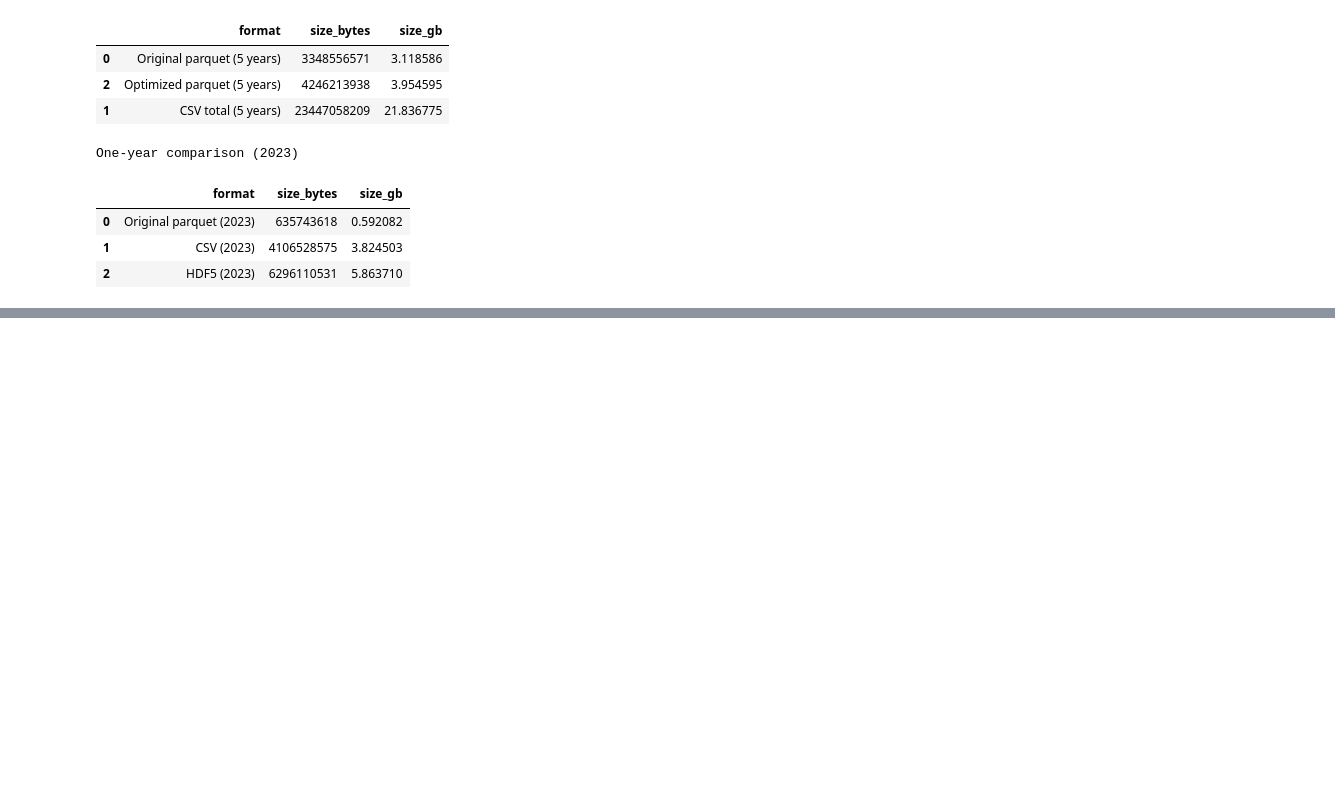
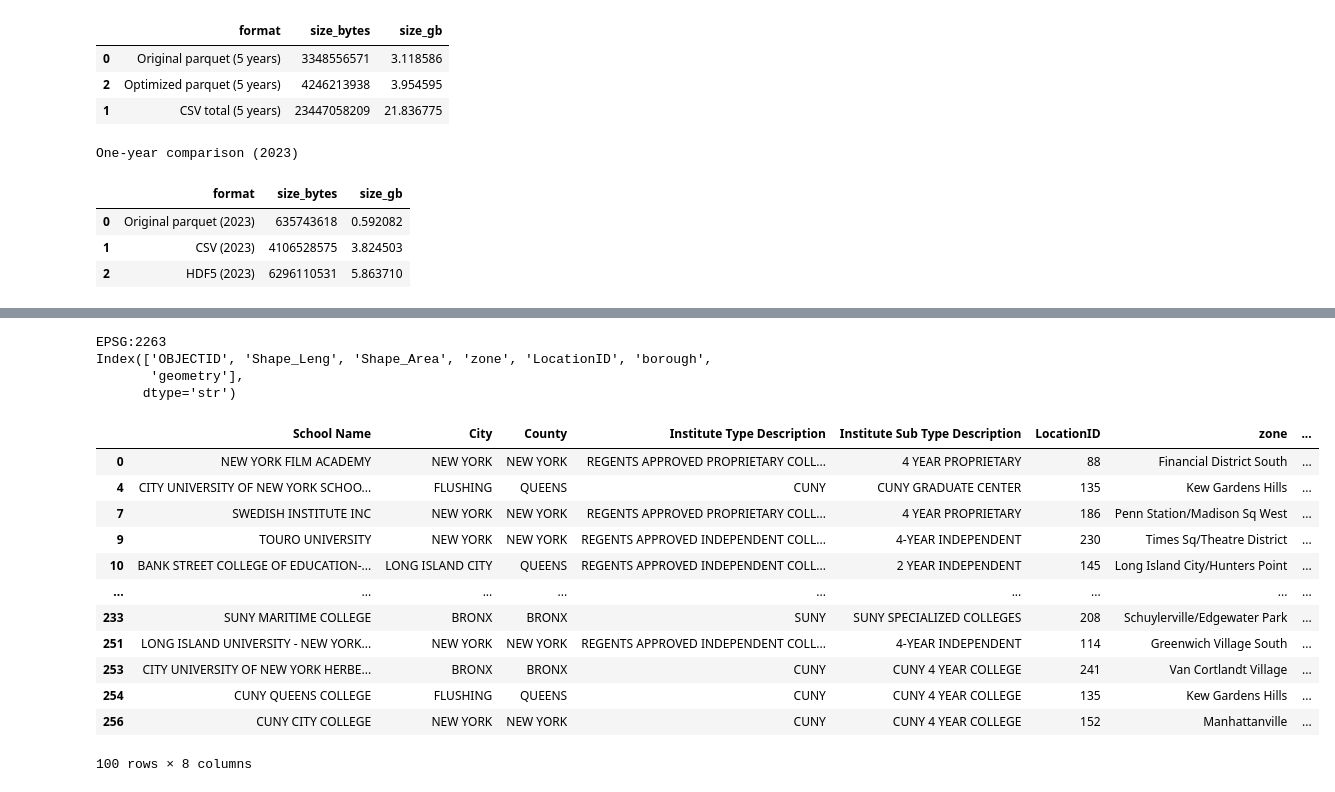
Before and after one commit to biljanaa33/big_data, a Jupyter notebook: hw_3.ipynb, the cells around one changed output, grey strips where cells are left out. Drawn from its saved outputs; the diff is of its cells as text; code cells hidden in the pictures; blank space fills up the shorter version.

```diff
--- a/hw_3.ipynb
+++ b/hw_3.ipynb
@@ -310,0 +521,3 @@ One-year comparison (2023)
+# %%
+taxi_zones = gpd.read_file("/d/hpc/home/bv7063/bigdata/taxi_zones/taxi_zones.shp")
+taxi_zones.head()
@@ -310,0 +531,51 @@ One-year comparison (2023)
+# %%
+print(taxi_zones.crs)
+print(taxi_zones.columns)
+# %% [output]
+EPSG:2263
+Index(['OBJECTID', 'Shape_Leng', 'Shape_Area', 'zone', 'LocationID', 'borough',
+       'geometry'],
+      dtype='str')
+# %%
+schools = pd.read_csv("/d/hpc/home/bv7063/bigdata/NYS_Schools_-7077623572626722609.csv")
+
+schools_gdf = gpd.GeoDataFrame(
+    schools,
+    geometry=gpd.points_from_xy(schools["x"], schools["y"]),
+    crs="EPSG:26918"
+)
+
+schools_gdf = schools_gdf.to_crs("EPSG:2263")
+# %%
+# spatially join taxi to zones
+schools_with_zones = gpd.sjoin(
+    schools_gdf,
+    taxi_zones[["LocationID", "zone", "borough", "geometry"]],
+    how="inner",
+    predicate="within"
+)
+# %%
+schools_with_zones[[
+    "School Name",
+    "City",
+    "County",
+    "Institute Type Description",
+    "Institute Sub Type Description",
+    "LocationID",
+    "zone",
+    "borough"
+]].head(100)
+# %% [output]
+|  | School Name | City | County | Institute Type Description | Institute Sub Type Description | LocationID | zone | ... |
+| 0 | NEW YORK FILM ACADEMY | NEW YORK | NEW YORK | REGENTS APPROVED PROPRIETARY COLL... | 4 YEAR PROPRIETARY | 88 | Financial District South | ... |
+| 4 | CITY UNIVERSITY OF NEW YORK SCHOO... | FLUSHING | QUEENS | CUNY | CUNY GRADUATE CENTER | 135 | Kew Gardens Hills | ... |
+| 7 | SWEDISH INSTITUTE INC | NEW YORK | NEW YORK | REGENTS APPROVED PROPRIETARY COLL... | 4 YEAR PROPRIETARY | 186 | Penn Station/Madison Sq West | ... |
+| 9 | TOURO UNIVERSITY | NEW YORK | NEW YORK | REGENTS APPROVED INDEPENDENT COLL... | 4-YEAR INDEPENDENT | 230 | Times Sq/Theatre District | ... |
+| 10 | BANK STREET COLLEGE OF EDUCATION-... | LONG ISLAND CITY | QUEENS | REGENTS APPROVED INDEPENDENT COLL... | 2 YEAR INDEPENDENT | 145 | Long Island City/Hunters Point | ... |
+| ... | ... | ... | ... | ... | ... | ... | ... | ... |
+| 233 | SUNY MARITIME COLLEGE | BRONX | BRONX | SUNY | SUNY SPECIALIZED COLLEGES | 208 | Schuylerville/Edgewater Park | ... |
+| 251 | LONG ISLAND UNIVERSITY - NEW YORK... | NEW YORK | NEW YORK | REGENTS APPROVED INDEPENDENT COLL... | 4-YEAR INDEPENDENT | 114 | Greenwich Village South | ... |
+| 253 | CITY UNIVERSITY OF NEW YORK HERBE... | BRONX | BRONX | CUNY | CUNY 4 YEAR COLLEGE | 241 | Van Cortlandt Village | ... |
+| 254 | CUNY QUEENS COLLEGE | FLUSHING | QUEENS | CUNY | CUNY 4 YEAR COLLEGE | 135 | Kew Gardens Hills | ... |
+| 256 | CUNY CITY COLLEGE | NEW YORK | NEW YORK | CUNY | CUNY 4 YEAR COLLEGE | 152 | Manhattanville | ... |
+100 rows × 8 columns
```
Also changed, not shown: parts of 46 cells of this notebook, 1 other file.
